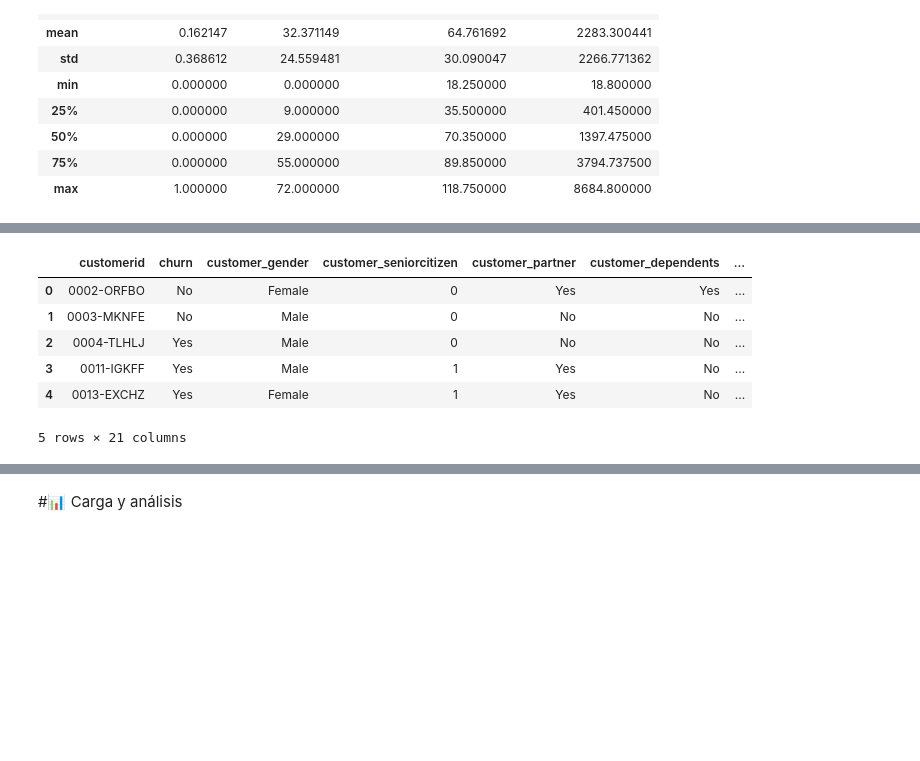
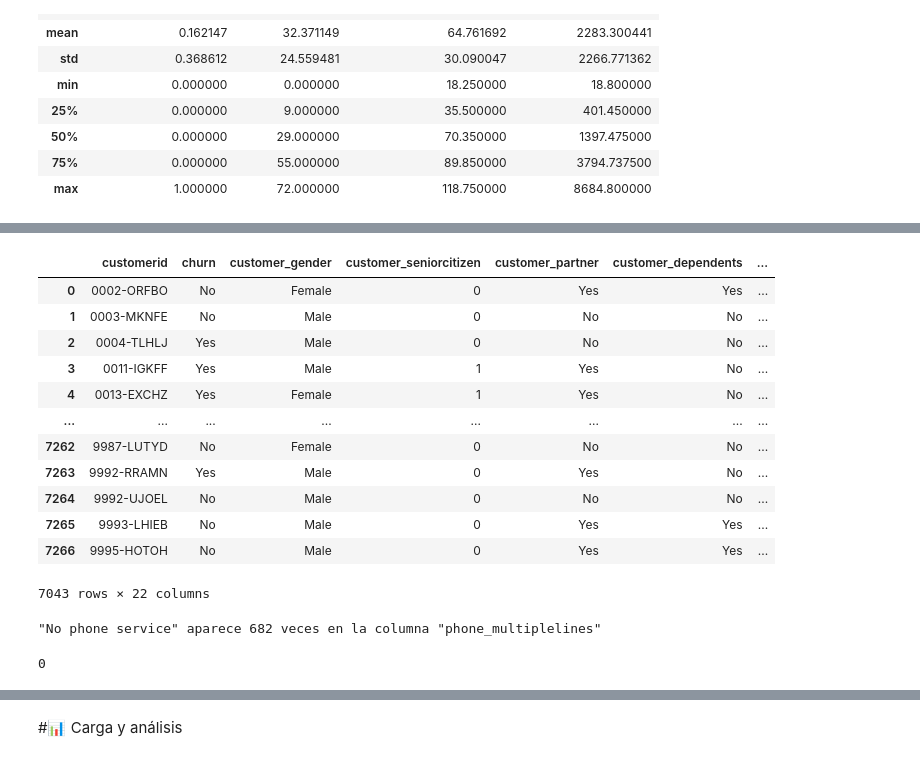
Before and after one commit to Starleen1996/Challenger_Telecom_Latam, a Jupyter notebook: TelecomX_LATAM.ipynb, the cells around one changed output, grey strips where cells are left out. Saved outputs shown, nothing was run; the diff lists cells and outputs as text; code cells hidden in the pictures; blank space fills up the shorter version.

```diff
--- a/TelecomX_LATAM.ipynb
+++ b/TelecomX_LATAM.ipynb
@@ -322,0 +328,4 @@ df_clientes_LATAM.describe()
+# %%
+# Vamos a crear una nueva columna llamada "Cuentas Diarias"
+df_clientes_LATAM['Cuentas_Diarias'] = df_clientes_LATAM['account_charges_total'] / 30
+df_clientes_LATAM.tail()
@@ -323,10 +345,26 @@ df_clientes_LATAM.describe()
 # %%
-df_clientes_LATAM.head()
+df_clientes_LATAM
 # %% [output]
 |  | customerid | churn | customer_gender | customer_seniorcitizen | customer_partner | customer_dependents | ... |
 | 0 | 0002-ORFBO | No | Female | 0 | Yes | Yes | ... |
 | 1 | 0003-MKNFE | No | Male | 0 | No | No | ... |
 | 2 | 0004-TLHLJ | Yes | Male | 0 | No | No | ... |
 | 3 | 0011-IGKFF | Yes | Male | 1 | Yes | No | ... |
 | 4 | 0013-EXCHZ | Yes | Female | 1 | Yes | No | ... |
+| ... | ... | ... | ... | ... | ... | ... | ... |
+| 7262 | 9987-LUTYD | No | Female | 0 | No | No | ... |
+| 7263 | 9992-RRAMN | Yes | Male | 0 | Yes | No | ... |
+| 7264 | 9992-UJOEL | No | Male | 0 | No | No | ... |
+| 7265 | 9993-LHIEB | No | Male | 0 | Yes | Yes | ... |
+| 7266 | 9995-HOTOH | No | Male | 0 | Yes | Yes | ... |
-5 rows × 21 columns
+7043 rows × 22 columns
+# %%
+## Vamos a identificar los datos "No Phone Service" en las columnas "phone_multiplelines"
+
+for col in df_clientes_LATAM.columns:
+    if df_clientes_LATAM[col].dtype == object:
+        count = (df_clientes_LATAM[col] == 'No phone service').sum()
+        if count > 0:
+            print(f'"No phone service" aparece {count} veces en la columna "{col}"')
+# %% [output]
+"No phone service" aparece 682 veces en la columna "phone_multiplelines"
@@ -332,0 +374,5 @@ df_clientes_LATAM.head()
+# %%
+## (Opcional) Verificar que ya no existen valores antiguos
+print((df_clientes_LATAM == "No phone service").sum().sum())  # Debería imprimir 0
+# %% [output]
+0
```
Also changed, not shown: parts of 15 cells of this notebook.
